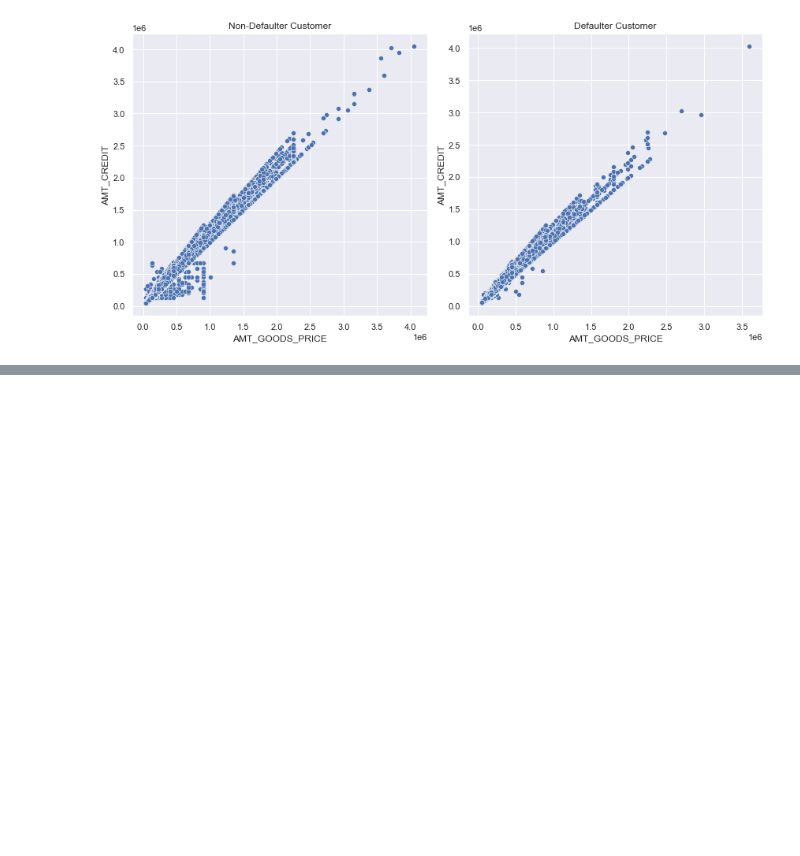
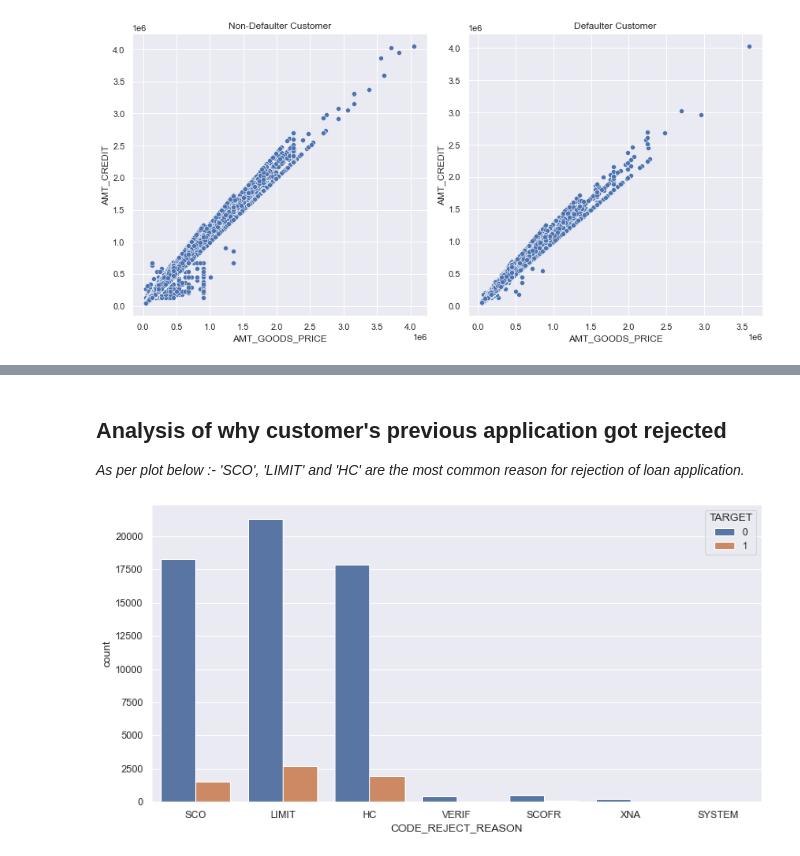
Before and after one commit to vivekkum-ar/Credit-appraisal-Banking-EDA, a Jupyter notebook: Bank Credit Appraisal EDA.ipynb, the cells around one changed output, grey strips where cells are left out. Saved outputs shown, nothing was run; the diff lists cells and outputs as text; code cells hidden in the pictures; blank space fills up the shorter version.

```diff
--- a/Bank Credit Appraisal EDA.ipynb
+++ b/Bank Credit Appraisal EDA.ipynb
@@ -972,0 +1031,9 @@ plt.show()
+# %% [markdown]
+<h2>Analysis of why customer's previous application got rejected</h2>
+<i>As per plot below :- 'SCO', 'LIMIT' and 'HC' are the most common reason for rejection of loan application.</i>
+# %%
+plt.figure(figsize=(12,6))
+sns.countplot(df_merged[df_merged['NAME_CONTRACT_STATUS'] == "Refused"]["CODE_REJECT_REASON"], hue=df_merged.TARGET)
+plt.show()
+# %% [output]
+[figure, added]
```
Also changed, not shown: parts of 21 cells of this notebook, 1 other file.
